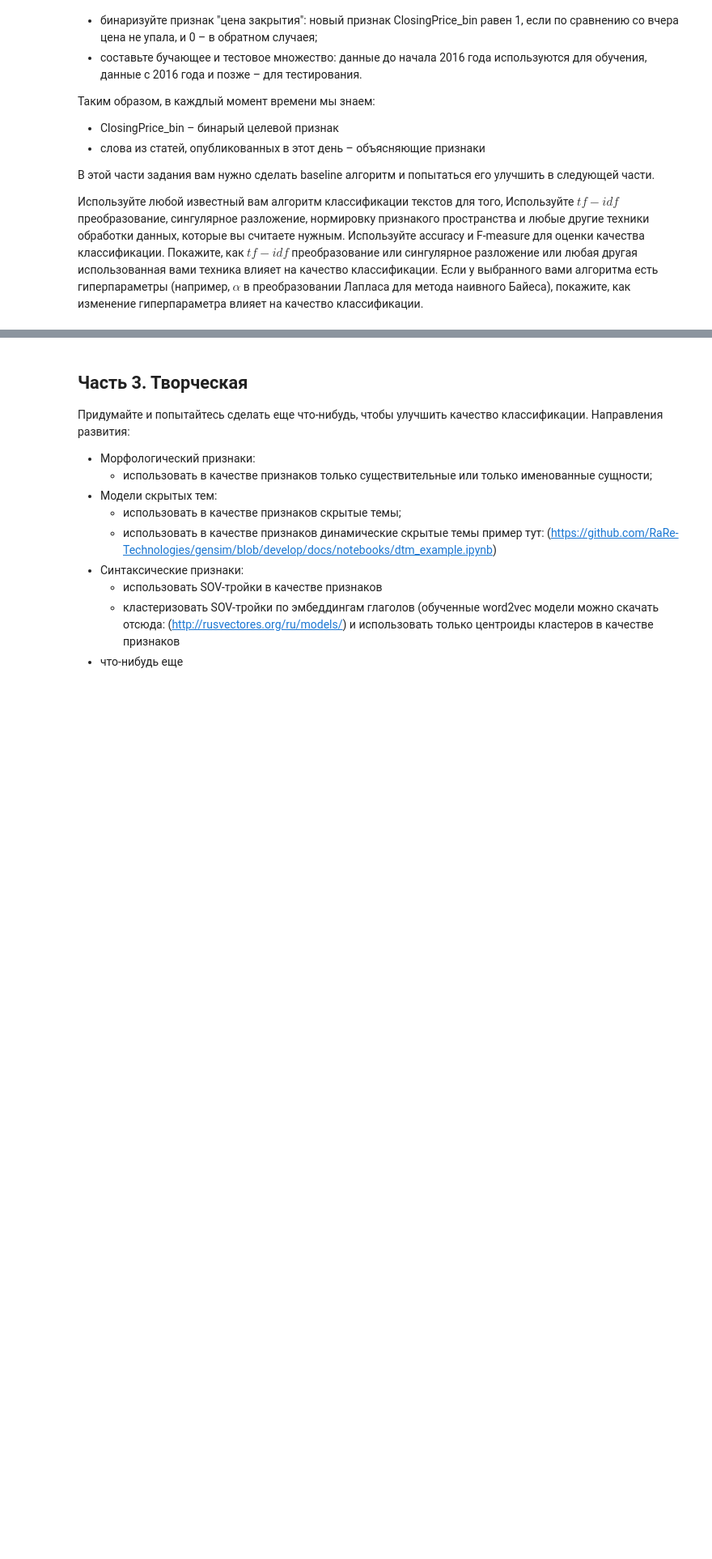
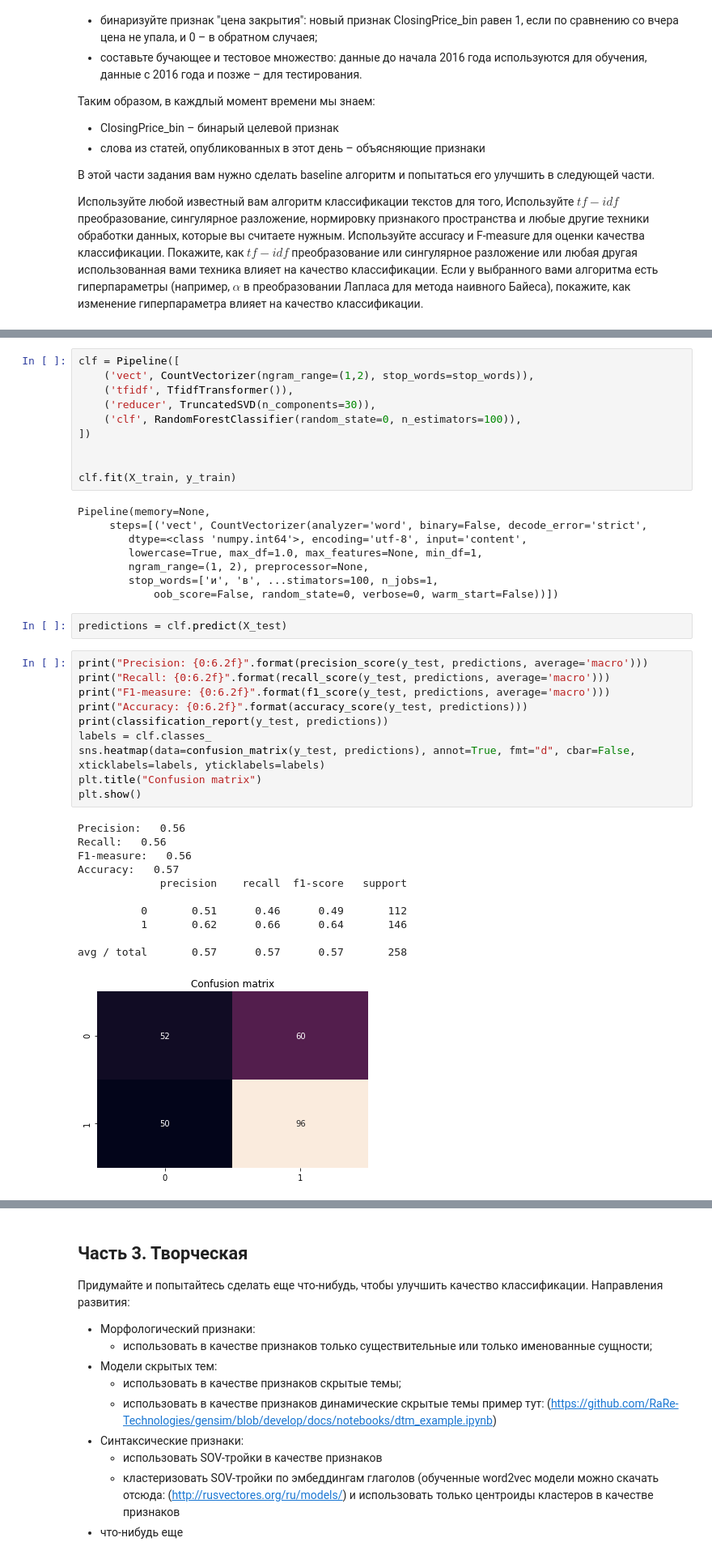
Before and after one commit to Fouer/dz, a Jupyter notebook: Task.ipynb, the cells around one changed output, grey strips where cells are left out. Shown at 81% size. Cells and saved outputs as stored; diff of their text form; blank space fills up the shorter version.

```diff
--- a/Task.ipynb
+++ b/Task.ipynb
@@ -139,0 +263,42 @@ df['lemmas']=df['text'].apply(lem)
+# %%
+clf = Pipeline([
+    ('vect', CountVectorizer(ngram_range=(1,2), stop_words=stop_words)),
+    ('tfidf', TfidfTransformer()),
+    ('reducer', TruncatedSVD(n_components=30)),
+    ('clf', RandomForestClassifier(random_state=0, n_estimators=100)),
+])
+
+
+clf.fit(X_train, y_train)
+# %% [output]
+Pipeline(memory=None,
+     steps=[('vect', CountVectorizer(analyzer='word', binary=False, decode_error='strict',
+        dtype=<class 'numpy.int64'>, encoding='utf-8', input='content',
+        lowercase=True, max_df=1.0, max_features=None, min_df=1,
+        ngram_range=(1, 2), preprocessor=None,
+        stop_words=['и', 'в', ...stimators=100, n_jobs=1,
+            oob_score=False, random_state=0, verbose=0, warm_start=False))])
+# %%
+predictions = clf.predict(X_test)
+# %%
+print("Precision: {0:6.2f}".format(precision_score(y_test, predictions, average='macro')))
+print("Recall: {0:6.2f}".format(recall_score(y_test, predictions, average='macro')))
+print("F1-measure: {0:6.2f}".format(f1_score(y_test, predictions, average='macro')))
+print("Accuracy: {0:6.2f}".format(accuracy_score(y_test, predictions)))
+print(classification_report(y_test, predictions))
+labels = clf.classes_
+sns.heatmap(data=confusion_matrix(y_test, predictions), annot=True, fmt="d", cbar=False, xticklabels=labels, yticklabels=labels)
+plt.title("Confusion matrix")
+plt.show()
+# %% [output]
+Precision:   0.56
+Recall:   0.56
+F1-measure:   0.56
+Accuracy:   0.57
+             precision    recall  f1-score   support
+
+          0       0.51      0.46      0.49       112
+          1       0.62      0.66      0.64       146
+
+avg / total       0.57      0.57      0.57       258
+[figure, added]
```
Also changed, not shown: parts of 25 cells of this notebook.
